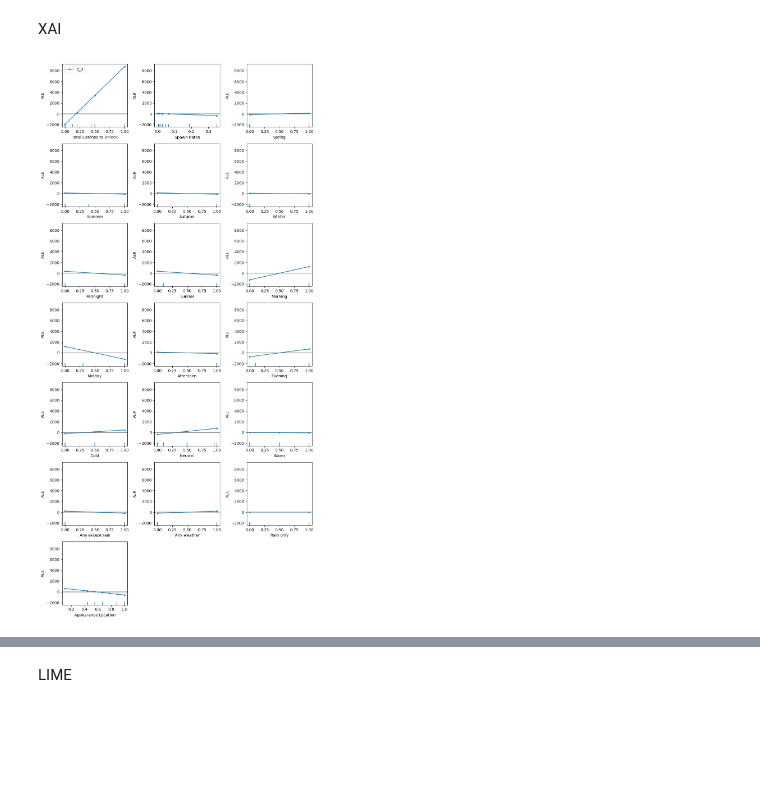
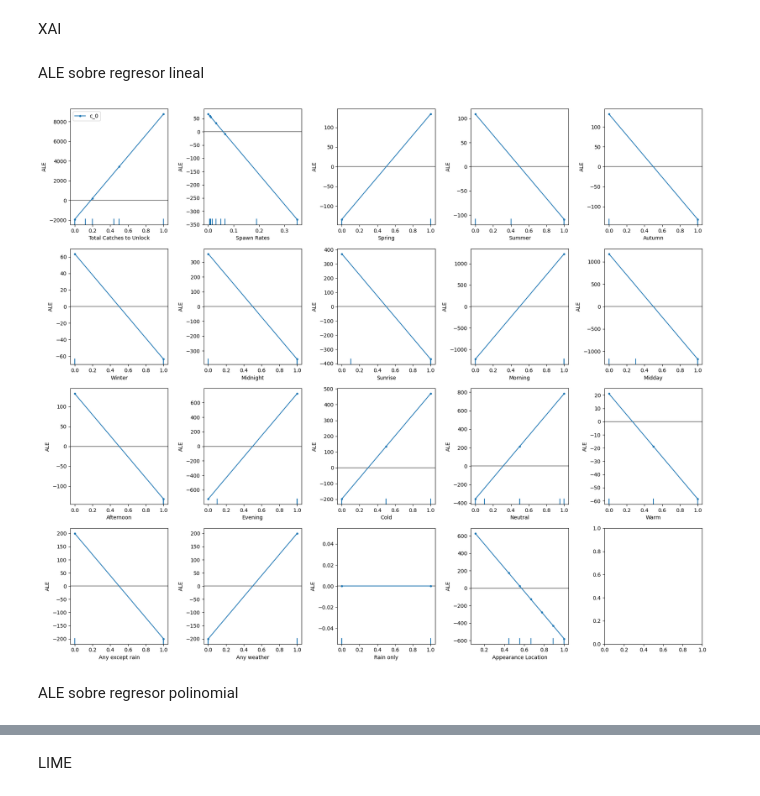
Before and after one commit to megastacks13/MachineLearning, a Jupyter notebook: Final Project - Animal Crossing Prediciton/PracticaFinal.ipynb, the cells around one changed output, grey strips where cells are left out. Drawn from its saved outputs; the diff is of its cells as text; code cells hidden in the pictures; blank space fills up the shorter version.

Commit message:
Falta matices prediccion y LIME entero

```diff
--- a/Final Project - Animal Crossing Prediciton/PracticaFinal.ipynb
+++ b/Final Project - Animal Crossing Prediciton/PracticaFinal.ipynb
@@ -1052,24 +1074,31 @@ for model, mean in sorted_models:
 # %% [markdown]
 XAI
+# %% [markdown]
+ALE sobre regresor lineal
+# %%
+def explain(pred_model, specialised_predictor):
+    ale_values = ALE(predictor=specialised_predictor, feature_names=pred_model._original_test_data.columns.tolist())
+
+    # Explicamos usando el test set, convertido a NumPy array
+    exp = ale_values.explain(pred_model._original_test_data.to_numpy())
+
+    # Definimos el tamaño de cada celda de salida
+    fig, ax = plt.subplots(4, 5, figsize=(18,15))
+    # Pasamos el eje a la función
+    plot_ale(exp, ax=ax)
+    # Mostramos el resultado
+    plt.show()
 # %%
+# Definimos un nuevo modelo de Regresor linear, de manera que no haga falta haber ejecutado las pruebas anteriores para hacer esta
 ln = LinearRegression()
 ln.compute(dataframe)
 
-# Creamos el predictor compatible
+# Creamos el predictor compatible, ya que usamos un dataframe y ALE trabaja con numpy
 predictor = lambda x: ln._model.predict(pd.DataFrame(x, columns=ln._test_data.columns))
 
-# Creamos el explicador ALE
-ale = ALE(predictor=predictor, feature_names=ln._test_data.columns.tolist())
-
-# Explicamos usando el test set, convertido a NumPy array
-exp = ale.explain(ln._test_data.to_numpy())
-
-# Definimos el tamaño de cada celda de salida
-fig, ax = plt.subplots(figsize=(10,20))
-# Pasamos el eje a la función
-plot_ale(exp, ax=ax)
-# Mostramos el resultado
-plt.show()
+explain(pred_model=ln, specialised_predictor=predictor)
 # %% [output]
-[figure, old version]
+[figure, new version]
+# %% [markdown]
+ALE sobre regresor polinomial
 # %%
```
Also changed, not shown: parts of 13 cells of this notebook.
